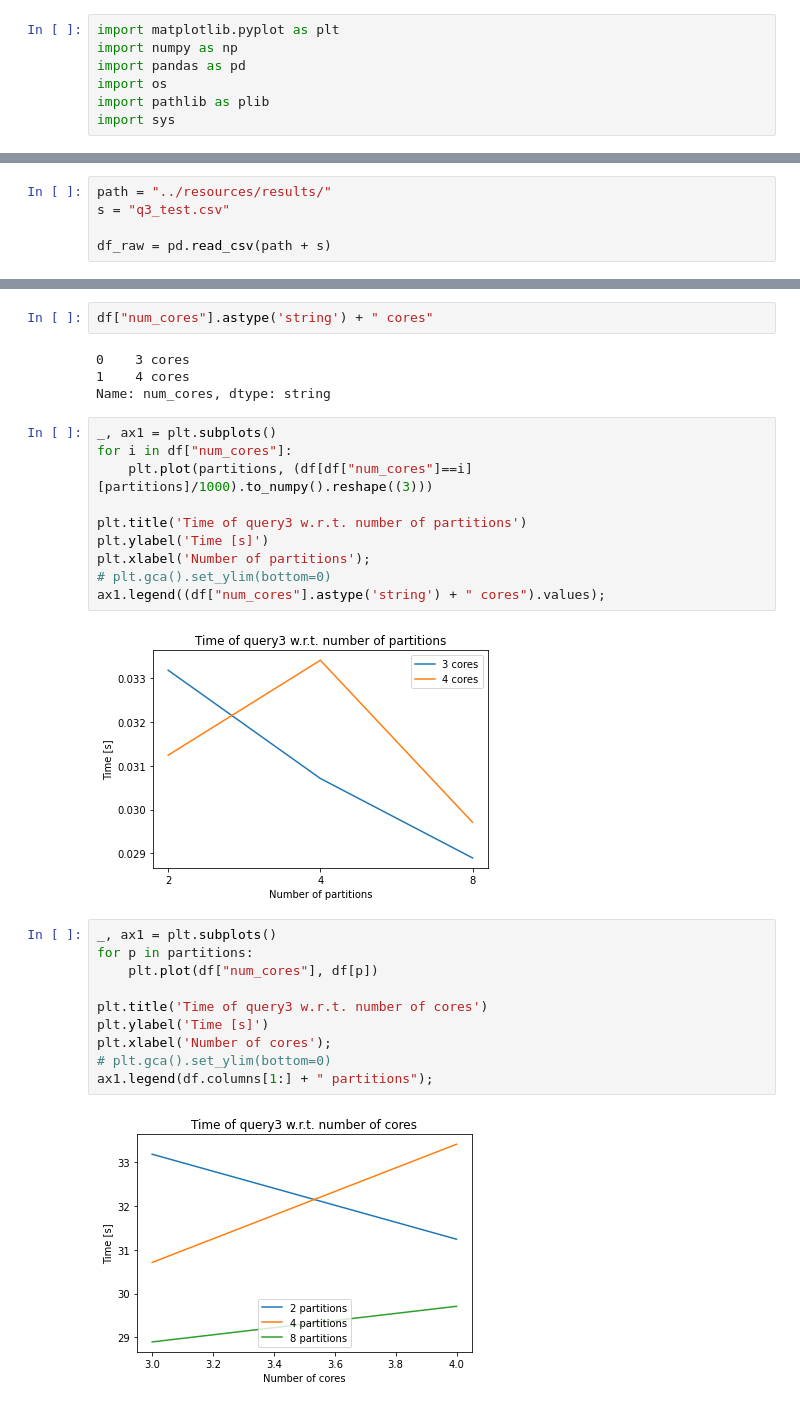
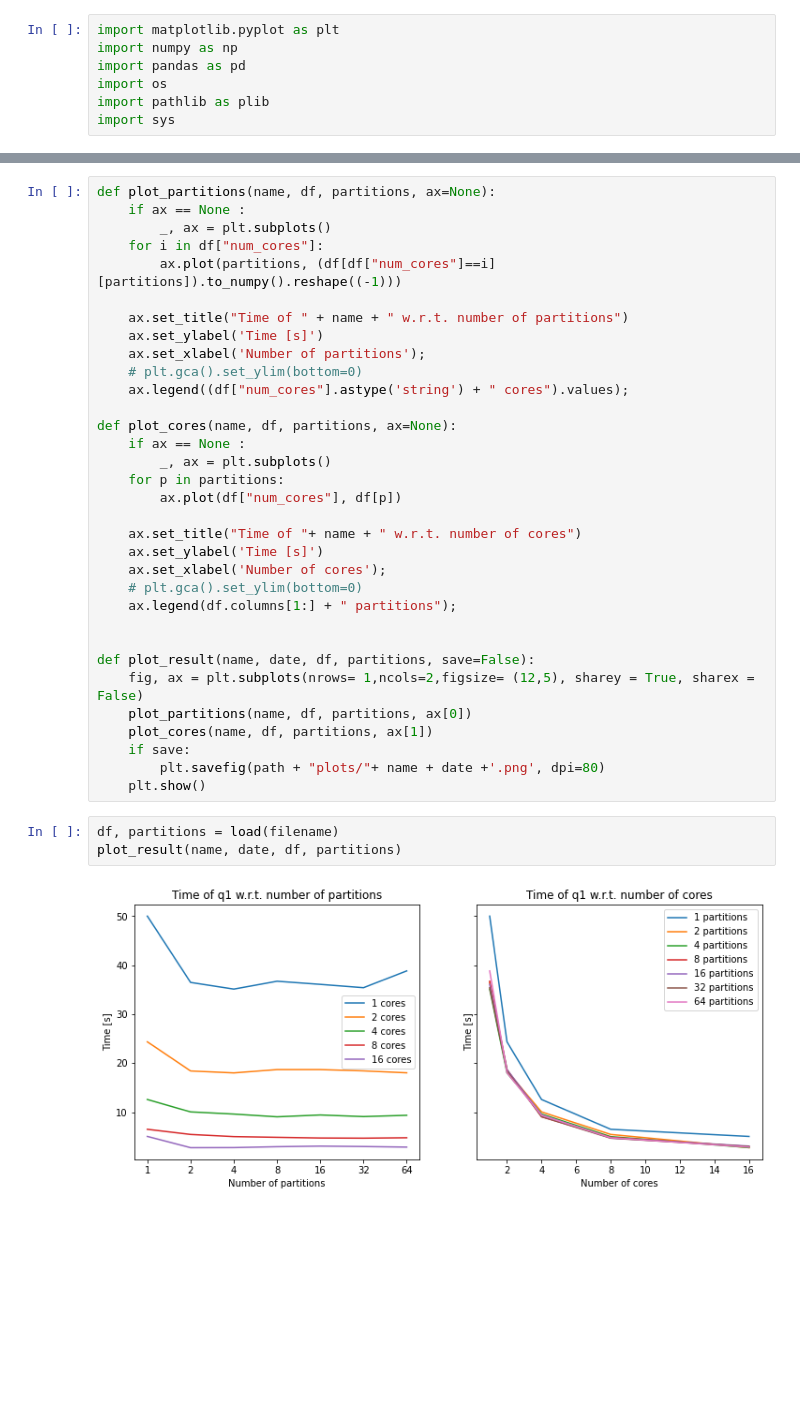
Before and after one commit to jonreymond/query-scheduler-decision-tree, a Jupyter notebook: src/main/visualization/visualization.ipynb, the cells around one changed output, grey strips where cells are left out. Cells and saved outputs as stored; diff of their text form; blank space fills up the shorter version.

```diff
--- a/src/main/visualization/visualization.ipynb
+++ b/src/main/visualization/visualization.ipynb
@@ -11,6 +12 @@ sys.path.append("../resources/results")
-# %%
-path = "../resources/results/"
-s = "q3_test.csv"
-
-df_raw = pd.read_csv(path + s)
 # %%
@@ -26,30 +20,38 @@ df
-# %%
-df["num_cores"].astype('string') + " cores"
-# %% [output]
-0    3 cores
-1    4 cores
-Name: num_cores, dtype: string
-# %%
-_, ax1 = plt.subplots()
-for i in df["num_cores"]:
-    plt.plot(partitions, (df[df["num_cores"]==i][partitions]/1000).to_numpy().reshape((3)))
-
-plt.title('Time of query3 w.r.t. number of partitions')
-plt.ylabel('Time [s]')
-plt.xlabel('Number of partitions');
-# plt.gca().set_ylim(bottom=0)
-ax1.legend((df["num_cores"].astype('string') + " cores").values);
-# %% [output]
-[figure, removed]
-# %%
-_, ax1 = plt.subplots()
-for p in partitions:
-    plt.plot(df["num_cores"], df[p])
-
-plt.title('Time of query3 w.r.t. number of cores')
-plt.ylabel('Time [s]')
-plt.xlabel('Number of cores');
-# plt.gca().set_ylim(bottom=0)
-ax1.legend(df.columns[1:] + " partitions");
-# %% [output]
-[figure, removed]
+# %%
+def plot_partitions(name, df, partitions, ax=None):
+    if ax == None :
+        _, ax = plt.subplots()
+    for i in df["num_cores"]:
+        ax.plot(partitions, (df[df["num_cores"]==i][partitions]).to_numpy().reshape((-1)))
+
+    ax.set_title("Time of " + name + " w.r.t. number of partitions")
+    ax.set_ylabel('Time [s]')
+    ax.set_xlabel('Number of partitions');
+    # plt.gca().set_ylim(bottom=0)
+    ax.legend((df["num_cores"].astype('string') + " cores").values);
+
+def plot_cores(name, df, partitions, ax=None):
+    if ax == None :
+        _, ax = plt.subplots()
+    for p in partitions:
+        ax.plot(df["num_cores"], df[p])
+
+    ax.set_title("Time of "+ name + " w.r.t. number of cores")
+    ax.set_ylabel('Time [s]')
+    ax.set_xlabel('Number of cores');
+    # plt.gca().set_ylim(bottom=0)
+    ax.legend(df.columns[1:] + " partitions");
+
+
+def plot_result(name, date, df, partitions, save=False):
+    fig, ax = plt.subplots(nrows= 1,ncols=2,figsize= (12,5), sharey = True, sharex = False)
+    plot_partitions(name, df, partitions, ax[0])
+    plot_cores(name, df, partitions, ax[1])
+    if save:
+        plt.savefig(path + "plots/"+ name + date +'.png', dpi=80)
+    plt.show()
+# %%
+df, partitions = load(filename)
+plot_result(name, date, df, partitions)
+# %% [output]
+[figure, added]
```
Also changed, not shown: parts of 4 cells of this notebook, 2 other files.
